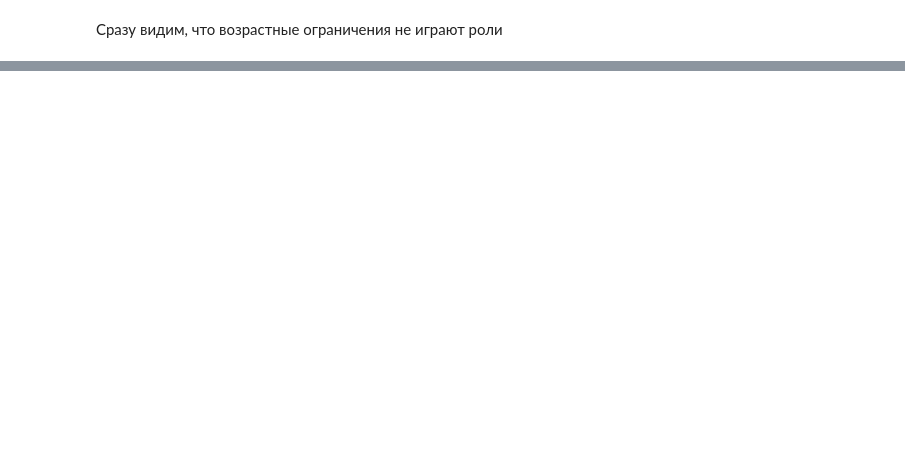
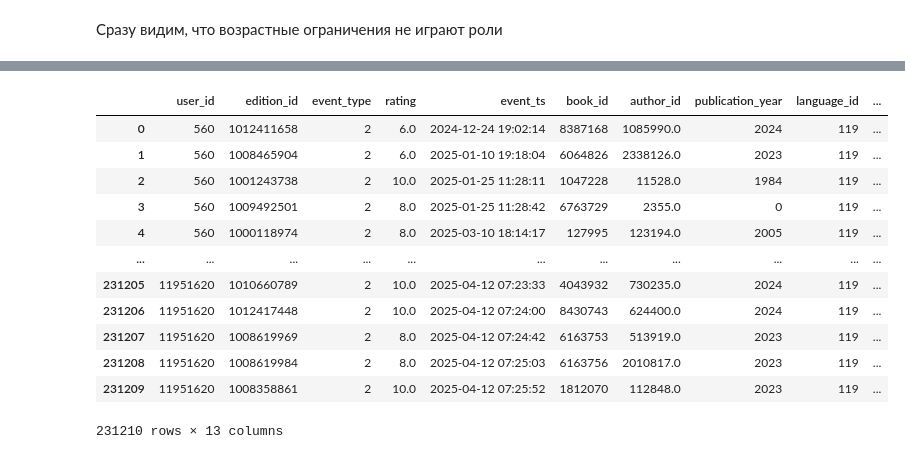
Before and after one commit to Mister-0-Zero/Academi-AI-competition, a Jupyter notebook: research.ipynb, the cells around one changed output, grey strips where cells are left out. Saved outputs shown, nothing was run; the diff lists cells and outputs as text; code cells hidden in the pictures; blank space fills up the shorter version.

```diff
--- a/research.ipynb
+++ b/research.ipynb
@@ -244,0 +253,3 @@ iter_users_editions[["age_restriction", "age"]].head()
+# %%
+genres_mas = (book_genres.groupby("book_id")["genre_id"].apply(list).reset_index())
+genres_mas
@@ -244,0 +270,5 @@ iter_users_editions[["age_restriction", "age"]].head()
+# %%
+train = interactions.merge(editions, on="edition_id", how="left")
+train = train.merge(users, on="user_id", how="left")
+train = train.merge(genres_mas, on="book_id", how="left")
+train
@@ -244,0 +307,17 @@ iter_users_editions[["age_restriction", "age"]].head()
+# %%
+df_train = train.drop(columns=["description", "title", "age_restriction"])
+df_train
+# %% [output]
+|  | user_id | edition_id | event_type | rating | event_ts | book_id | author_id | publication_year | language_id | ... |
+| 0 | 560 | 1012411658 | 2 | 6.0 | 2024-12-24 19:02:14 | 8387168 | 1085990.0 | 2024 | 119 | ... |
+| 1 | 560 | 1008465904 | 2 | 6.0 | 2025-01-10 19:18:04 | 6064826 | 2338126.0 | 2023 | 119 | ... |
+| 2 | 560 | 1001243738 | 2 | 10.0 | 2025-01-25 11:28:11 | 1047228 | 11528.0 | 1984 | 119 | ... |
+| 3 | 560 | 1009492501 | 2 | 8.0 | 2025-01-25 11:28:42 | 6763729 | 2355.0 | 0 | 119 | ... |
+| 4 | 560 | 1000118974 | 2 | 8.0 | 2025-03-10 18:14:17 | 127995 | 123194.0 | 2005 | 119 | ... |
+| ... | ... | ... | ... | ... | ... | ... | ... | ... | ... | ... |
+| 231205 | 11951620 | 1010660789 | 2 | 10.0 | 2025-04-12 07:23:33 | 4043932 | 730235.0 | 2024 | 119 | ... |
+| 231206 | 11951620 | 1012417448 | 2 | 10.0 | 2025-04-12 07:24:00 | 8430743 | 624400.0 | 2024 | 119 | ... |
+| 231207 | 11951620 | 1008619969 | 2 | 8.0 | 2025-04-12 07:24:42 | 6163753 | 513919.0 | 2023 | 119 | ... |
+| 231208 | 11951620 | 1008619984 | 2 | 8.0 | 2025-04-12 07:25:03 | 6163756 | 2010817.0 | 2023 | 119 | ... |
+| 231209 | 11951620 | 1008358861 | 2 | 10.0 | 2025-04-12 07:25:52 | 1812070 | 112848.0 | 2023 | 119 | ... |
+231210 rows × 13 columns
```
Also changed, not shown: parts of 29 cells of this notebook.
